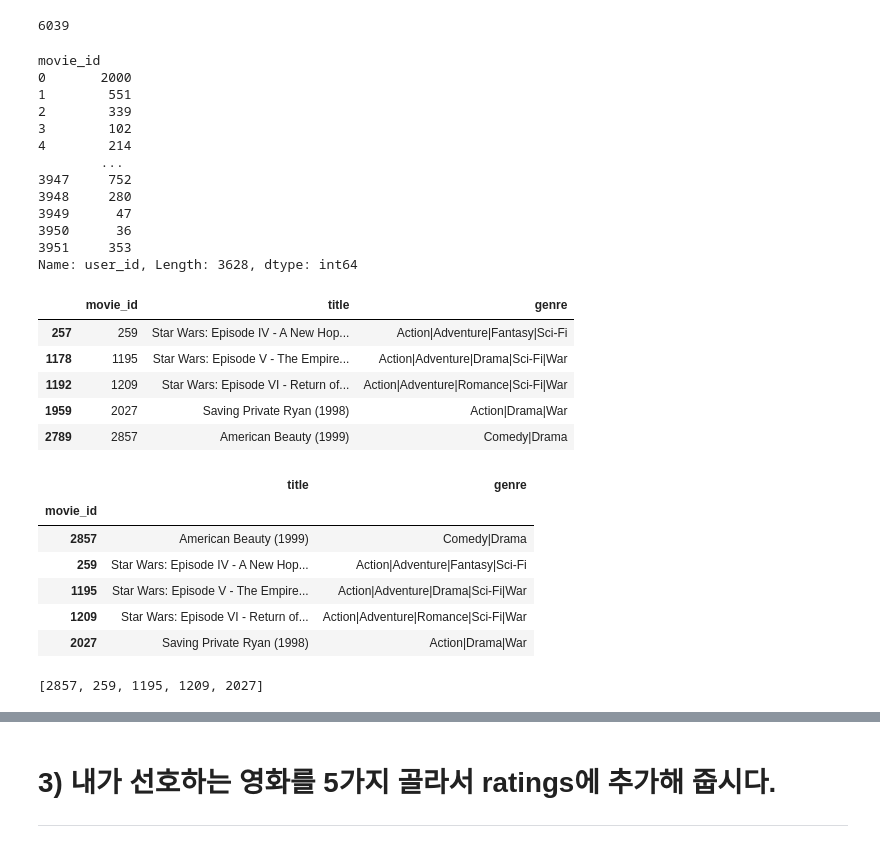
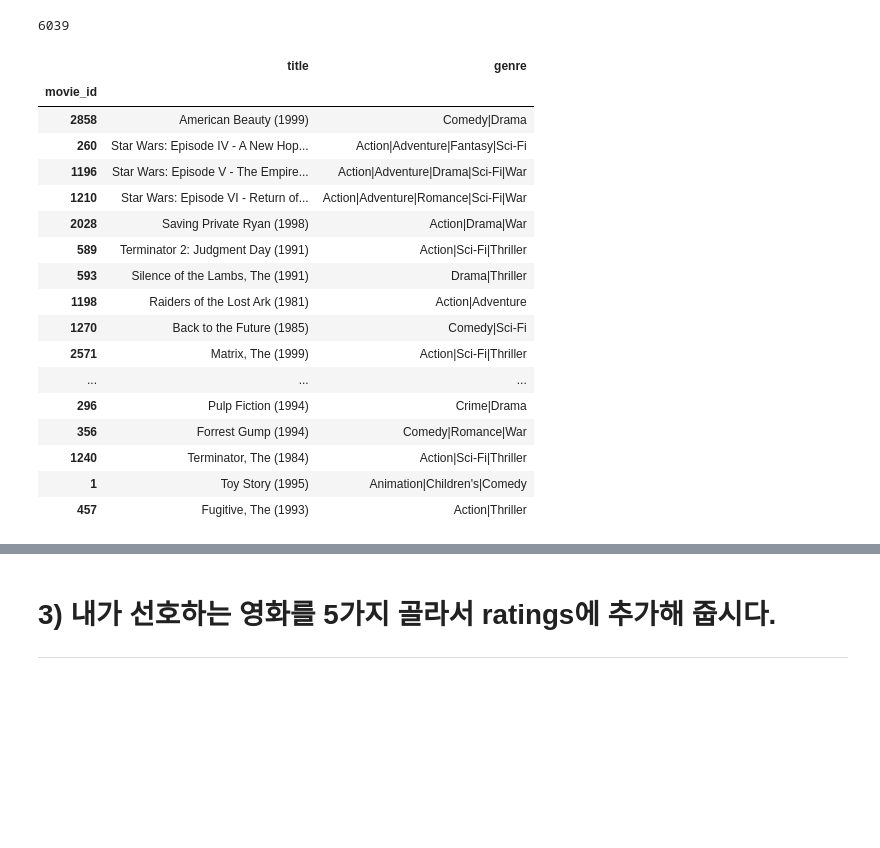
Before and after one commit to thinkover2022/aiffel_exp, a Jupyter notebook: 13/[exp-13]movielens.ipynb, the cells around one changed output, grey strips where cells are left out. Drawn from its saved outputs; the diff is of its cells as text; code cells hidden in the pictures; blank space fills up the shorter version.

Commit message:
[exp-13]movielens 02

```diff
--- a/13/[exp-13]movielens.ipynb
+++ b/13/[exp-13]movielens.ipynb
@@ -105,3 +84,0 @@ ratings['movie_id']=ratings['movie_id']-1
-# %%
-# 나중에 csr matrix할때 index가 shape[0]크기를 벗어나는 오류때문에 0부터 시작하도록 미리 변경함
-movies['movie_id']=movies['movie_id']-1
@@ -108,3 +103,5 @@ movies['movie_id']=movies['movie_id']-1
+# %%
+ratings['user_id'] = ratings['user_id'].astype(str)
 # %%
 # ratings에 있는 유니크한 영화개수
 ratings['movie_id'].nunique()
@@ -116,20 +113,7 @@ ratings['user_id'].nunique()
 # %% [output]
 6039
 # %%
-# 가장 인기 있느 영화 30개(인기순)
-movie_id_user_count = ratings.groupby('movie_id')['user_id'].count()
-movie_id_user_count
+# 가장 인기 있느 영화 찾아보자 30개
+movie_id_user_count = ratings.groupby('movie_id')['counts'].count()
+best_movie_id = movie_id_user_count.sort_values(ascending=False) # 큰값이 맨처음 ---> 나중으로 갈수록 값이 작아지도록 정렬
+best_movie_id_list=best_movie_id[:30].index.to_list() # 최상위 30개의 index를 list로 변환
-# %% [output]
-movie_id
-0       2000
-1        551
-2        339
-3        102
-4        214
-        ...
-3947     752
-3948     280
-3949      47
-3950      36
-3951     353
-Name: user_id, Length: 3628, dtype: int64
@@ -138,12 +119,0 @@ best_movie_id = movie_id_user_count.sort_values(ascending=False) # 큰값이 맨
-# %%
-best_movie_id_list=best_movie_id[:5].index.to_list() # 최상위 5개의 index를 series로 변환
-# %%
-best_movie_top5_df = movies[movies['movie_id'].isin(best_movie_id_list)]
-best_movie_top5_df
-# %% [output]
-|  | movie_id | title | genre |
-| 257 | 259 | Star Wars: Episode IV - A New Hop... | Action|Adventure|Fantasy|Sci-Fi |
-| 1178 | 1195 | Star Wars: Episode V - The Empire... | Action|Adventure|Drama|Sci-Fi|War |
-| 1192 | 1209 | Star Wars: Episode VI - Return of... | Action|Adventure|Romance|Sci-Fi|War |
-| 1959 | 2027 | Saving Private Ryan (1998) | Action|Drama|War |
-| 2789 | 2857 | American Beauty (1999) | Comedy|Drama |
@@ -152,14 +120,23 @@ best_movie_top5_df=best_movie_top5_df.set_index('movie_id') # 인덱스를 movie
 # %%
-best_movie_top5_df.loc[best_movie_id_list] # best_movie_id_list 값 순서와 동일하게 배치된 DataFrame을 출력한다 맨위부터 제일 많이 선호하는영화
+best_movie_top30_df = movies[movies['movie_id'].isin(best_movie_id_list)]
+best_movie_top30_df=best_movie_top30_df.set_index('movie_id') # 인덱스를 movie_id로 변경한다
+best_movie_top30_df.loc[best_movie_id_list] # best_movie_id_list 값 순서와 동일하게 배치된 DataFrame을 출력한다 맨위부터 제일 많이 선호하는영화
 # %% [output]
 |  | title | genre |
 | movie_id |  |  |
-| 2857 | American Beauty (1999) | Comedy|Drama |
-| 259 | Star Wars: Episode IV - A New Hop... | Action|Adventure|Fantasy|Sci-Fi |
-| 1195 | Star Wars: Episode V - The Empire... | Action|Adventure|Drama|Sci-Fi|War |
-| 1209 | Star Wars: Episode VI - Return of... | Action|Adventure|Romance|Sci-Fi|War |
-| 2027 | Saving Private Ryan (1998) | Action|Drama|War |
+| 2858 | American Beauty (1999) | Comedy|Drama |
+| 260 | Star Wars: Episode IV - A New Hop... | Action|Adventure|Fantasy|Sci-Fi |
+| 1196 | Star Wars: Episode V - The Empire... | Action|Adventure|Drama|Sci-Fi|War |
+| 1210 | Star Wars: Episode VI - Return of... | Action|Adventure|Romance|Sci-Fi|War |
+| 2028 | Saving Private Ryan (1998) | Action|Drama|War |
+| 589 | Terminator 2: Judgment Day (1991) | Action|Sci-Fi|Thriller |
+| 593 | Silence of the Lambs, The (1991) | Drama|Thriller |
+| 1198 | Raiders of the Lost Ark (1981) | Action|Adventure |
+| 1270 | Back to the Future (1985) | Comedy|Sci-Fi |
+| 2571 | Matrix, The (1999) | Action|Sci-Fi|Thriller |
+| ... | ... | ... |
+| 296 | Pulp Fiction (1994) | Crime|Drama |
+| 356 | Forrest Gump (1994) | Comedy|Romance|War |
+| 1240 | Terminator, The (1984) | Action|Sci-Fi|Thriller |
+| 1 | Toy Story (1995) | Animation|Children's|Comedy |
+| 457 | Fugitive, The (1993) | Action|Thriller |
-# %%
-best_movie_id_list
-# %% [output]
-[2857, 259, 1195, 1209, 2027]
```
Also changed, not shown: parts of 17 cells of this notebook.
